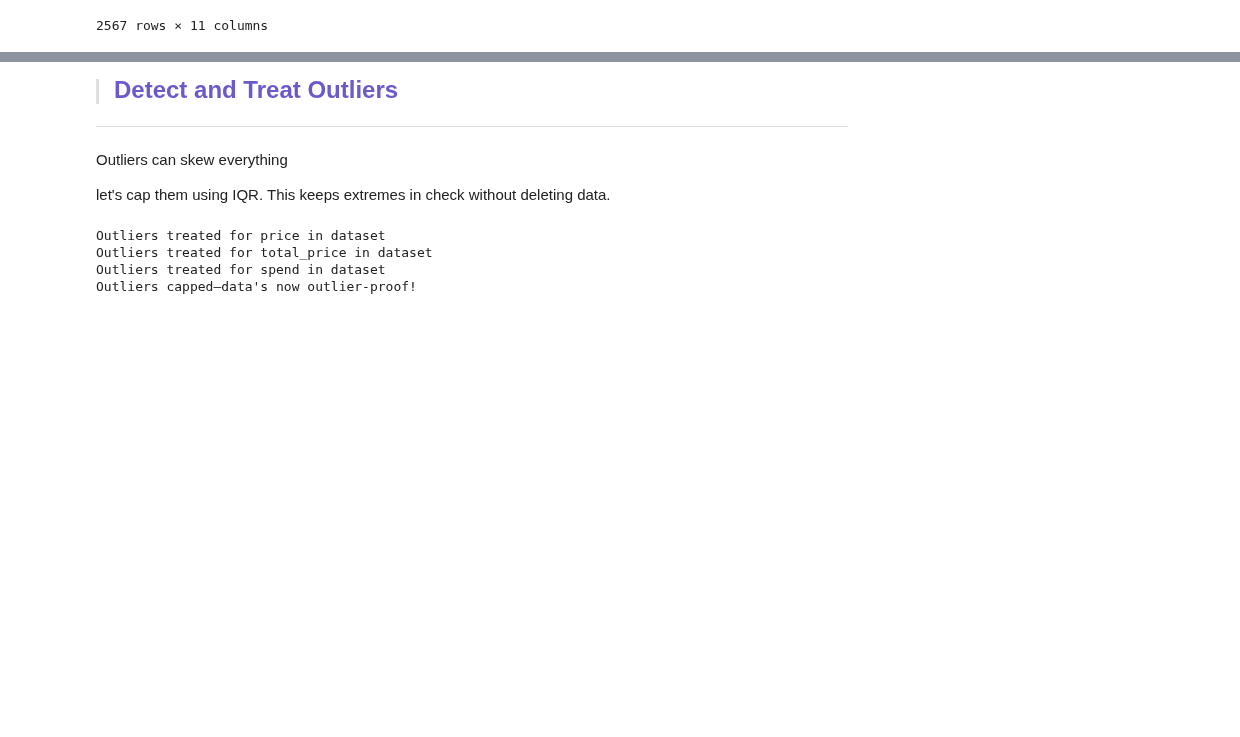
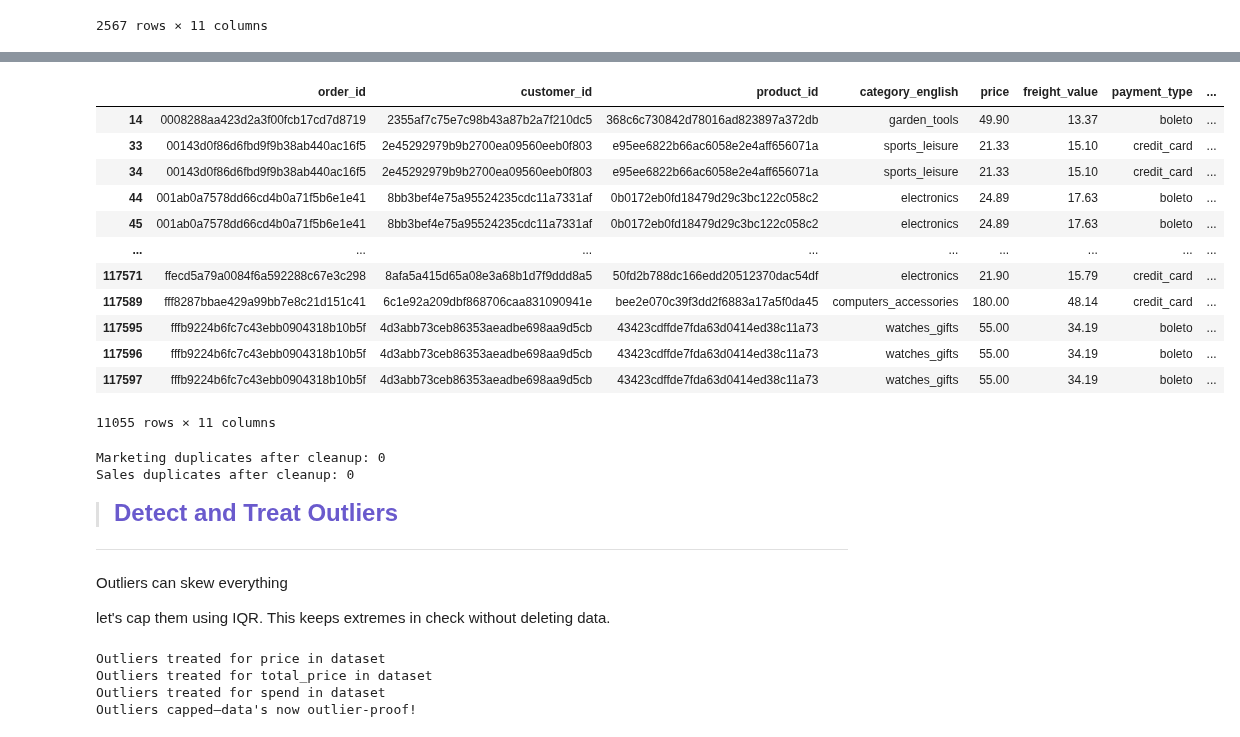
Before and after one commit to Kanakbaghel/Capstone_Project, a Jupyter notebook: Scripts/EDA.ipynb, the cells around one changed output, grey strips where cells are left out. Saved outputs shown, nothing was run; the diff lists cells and outputs as text; code cells hidden in the pictures; blank space fills up the shorter version.

```diff
--- a/Scripts/EDA.ipynb
+++ b/Scripts/EDA.ipynb
@@ -215,0 +255,16 @@ null_delivery_dates
+# %%
+sales[sales.duplicated()]
+# %% [output]
+|  | order_id | customer_id | product_id | category_english | price | freight_value | payment_type | ... |
+| 14 | 0008288aa423d2a3f00fcb17cd7d8719 | 2355af7c75e7c98b43a87b2a7f210dc5 | 368c6c730842d78016ad823897a372db | garden_tools | 49.90 | 13.37 | boleto | ... |
+| 33 | 00143d0f86d6fbd9f9b38ab440ac16f5 | 2e45292979b9b2700ea09560eeb0f803 | e95ee6822b66ac6058e2e4aff656071a | sports_leisure | 21.33 | 15.10 | credit_card | ... |
+| 34 | 00143d0f86d6fbd9f9b38ab440ac16f5 | 2e45292979b9b2700ea09560eeb0f803 | e95ee6822b66ac6058e2e4aff656071a | sports_leisure | 21.33 | 15.10 | credit_card | ... |
+| 44 | 001ab0a7578dd66cd4b0a71f5b6e1e41 | 8bb3bef4e75a95524235cdc11a7331af | 0b0172eb0fd18479d29c3bc122c058c2 | electronics | 24.89 | 17.63 | boleto | ... |
+| 45 | 001ab0a7578dd66cd4b0a71f5b6e1e41 | 8bb3bef4e75a95524235cdc11a7331af | 0b0172eb0fd18479d29c3bc122c058c2 | electronics | 24.89 | 17.63 | boleto | ... |
+| ... | ... | ... | ... | ... | ... | ... | ... | ... |
+| 117571 | ffecd5a79a0084f6a592288c67e3c298 | 8afa5a415d65a08e3a68b1d7f9ddd8a5 | 50fd2b788dc166edd20512370dac54df | electronics | 21.90 | 15.79 | credit_card | ... |
+| 117589 | fff8287bbae429a99bb7e8c21d151c41 | 6c1e92a209dbf868706caa831090941e | bee2e070c39f3dd2f6883a17a5f0da45 | computers_accessories | 180.00 | 48.14 | credit_card | ... |
+| 117595 | fffb9224b6fc7c43ebb0904318b10b5f | 4d3abb73ceb86353aeadbe698aa9d5cb | 43423cdffde7fda63d0414ed38c11a73 | watches_gifts | 55.00 | 34.19 | boleto | ... |
+| 117596 | fffb9224b6fc7c43ebb0904318b10b5f | 4d3abb73ceb86353aeadbe698aa9d5cb | 43423cdffde7fda63d0414ed38c11a73 | watches_gifts | 55.00 | 34.19 | boleto | ... |
+| 117597 | fffb9224b6fc7c43ebb0904318b10b5f | 4d3abb73ceb86353aeadbe698aa9d5cb | 43423cdffde7fda63d0414ed38c11a73 | watches_gifts | 55.00 | 34.19 | boleto | ... |
+11055 rows × 11 columns
@@ -216,3 +277,9 @@ null_delivery_dates
+# %%
+print("Marketing duplicates after cleanup:", marketing.duplicated().sum())
+print("Sales duplicates after cleanup:", sales.duplicated().sum())
+# %% [output]
+Marketing duplicates after cleanup: 0
+Sales duplicates after cleanup: 0
 # %% [markdown]
 > <font color=slateblue size=5>**Detect and Treat Outliers**
 -----
```
Also changed, not shown: parts of 11 cells of this notebook.
